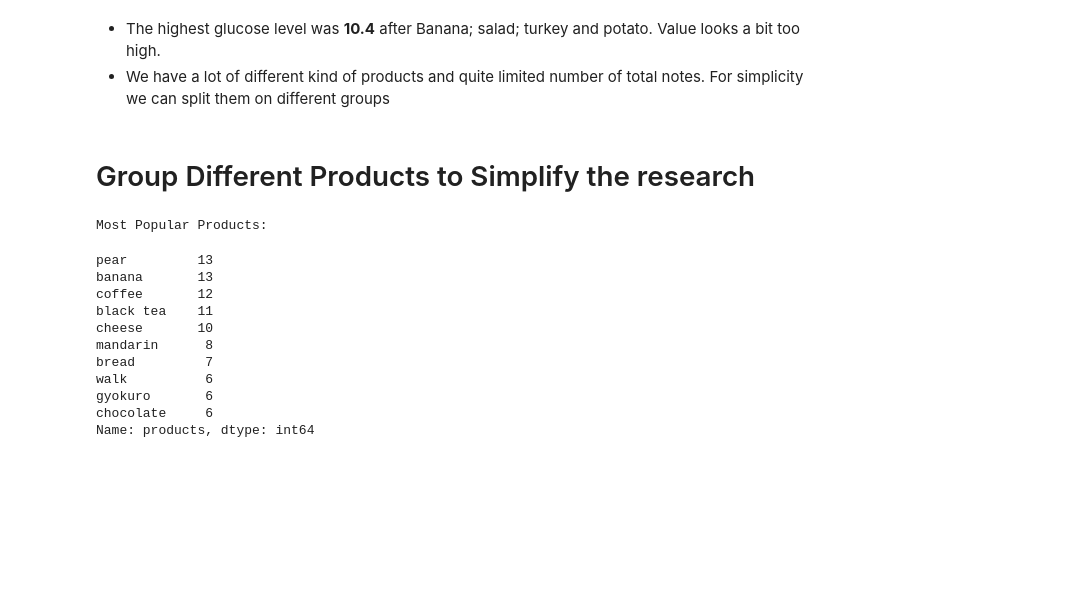
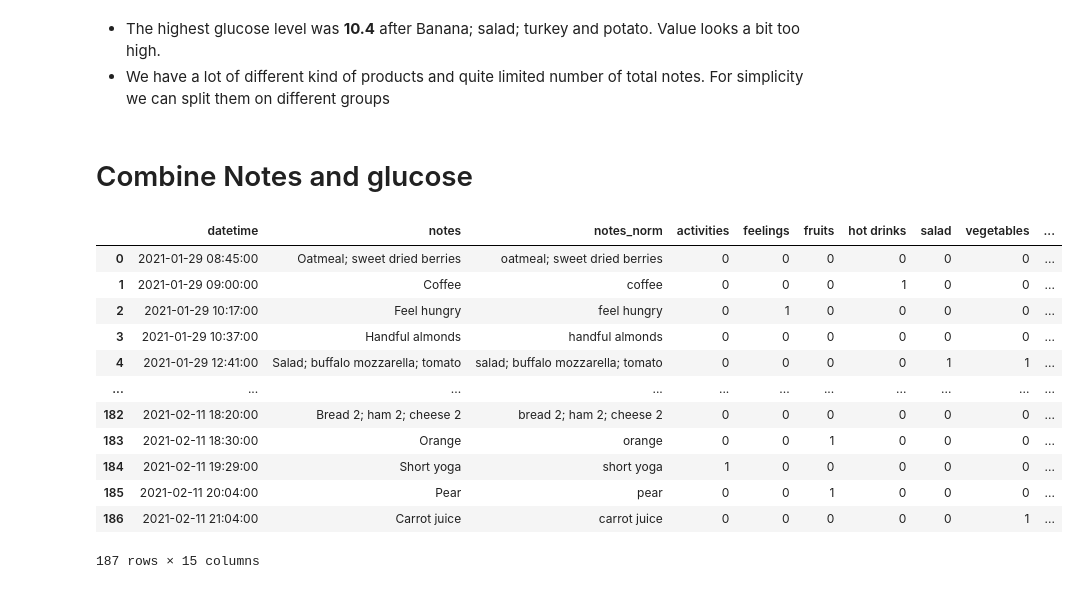
Before and after one commit to artamarkin/sugar-level, a Jupyter notebook: [1]-EDA.ipynb, the cells around one changed output. Saved outputs shown, nothing was run; the diff lists cells and outputs as text; code cells hidden in the pictures; blank space fills up the shorter version.

```diff
--- a/[1]-EDA.ipynb
+++ b/[1]-EDA.ipynb
@@ -116,34 +111,27 @@ fig.show()
 # %% [markdown]
 - The highest glucose level was **10.4** after Banana; salad; turkey and potato. Value looks a bit too high.
 - We have a lot of different kind of products and quite limited number of total notes. For simplicity we can split them on different groups
-# %% [markdown]
-# Group Different Products to Simplify the research
-# %%
-all_notes_raw = data.notes["notes"].apply(lambda d: d.split(";")).values
-
-all_notes = []
-for n in all_notes_raw:
-    all_notes.extend(n)
-
-regex = re.compile("[^a-zA-Z ]")
-
-# remove all numbers from text for now
-all_notes = pd.DataFrame(
-    {"products": [regex.sub("", n.lower()).strip() for n in all_notes if len(n) > 0]}
-)
-
-print("Most Popular Products:")
-all_notes["products"].value_counts()[:10]
-# %% [output]
-Most Popular Products:
-pear         13
-banana       13
-coffee       12
-black tea    11
-cheese       10
-mandarin      8
-bread         7
-walk          6
-gyokuro       6
-chocolate     6
-Name: products, dtype: int64
+# %% [markdown]
+# Combine Notes and glucose
+# %%
+pd.merge_asof(
+    data.notes,
+    data.glucose,
+    on="datetime",
+    direction="forward",
+    tolerance=pd.Timedelta("120min"),
+)
+# %% [output]
+|  | datetime | notes | notes_norm | activities | feelings | fruits | hot drinks | salad | vegetables | ... |
+| 0 | 2021-01-29 08:45:00 | Oatmeal; sweet dried berries | oatmeal; sweet dried berries | 0 | 0 | 0 | 0 | 0 | 0 | ... |
+| 1 | 2021-01-29 09:00:00 | Coffee | coffee | 0 | 0 | 0 | 1 | 0 | 0 | ... |
+| 2 | 2021-01-29 10:17:00 | Feel hungry | feel hungry | 0 | 1 | 0 | 0 | 0 | 0 | ... |
+| 3 | 2021-01-29 10:37:00 | Handful almonds | handful almonds | 0 | 0 | 0 | 0 | 0 | 0 | ... |
+| 4 | 2021-01-29 12:41:00 | Salad; buffalo mozzarella; tomato | salad; buffalo mozzarella; tomato | 0 | 0 | 0 | 0 | 1 | 1 | ... |
+| ... | ... | ... | ... | ... | ... | ... | ... | ... | ... | ... |
+| 182 | 2021-02-11 18:20:00 | Bread 2; ham 2; cheese 2 | bread 2; ham 2; cheese 2 | 0 | 0 | 0 | 0 | 0 | 0 | ... |
+| 183 | 2021-02-11 18:30:00 | Orange | orange | 0 | 0 | 1 | 0 | 0 | 0 | ... |
+| 184 | 2021-02-11 19:29:00 | Short yoga | short yoga | 1 | 0 | 0 | 0 | 0 | 0 | ... |
+| 185 | 2021-02-11 20:04:00 | Pear | pear | 0 | 0 | 1 | 0 | 0 | 0 | ... |
+| 186 | 2021-02-11 21:04:00 | Carrot juice | carrot juice | 0 | 0 | 0 | 0 | 0 | 1 | ... |
+187 rows × 15 columns
```
Also changed, not shown: parts of 9 cells of this notebook, 4 other files.
